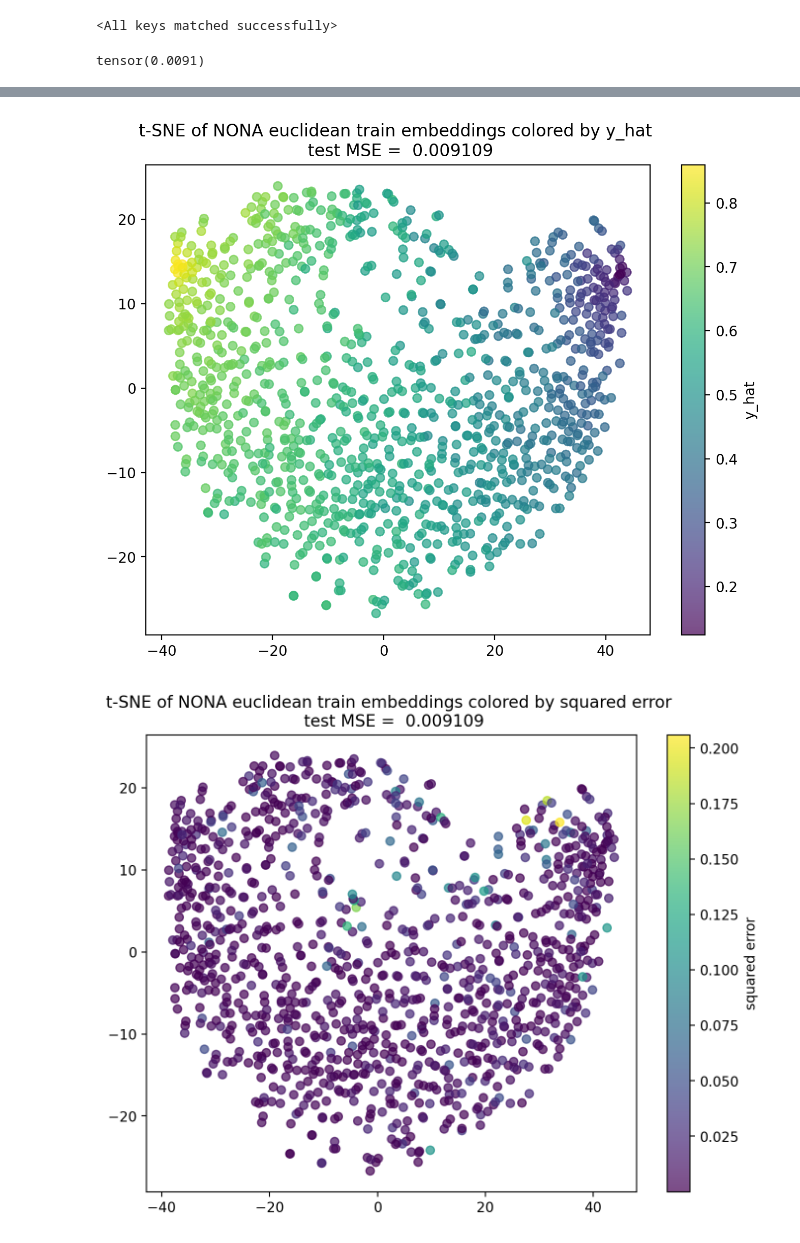
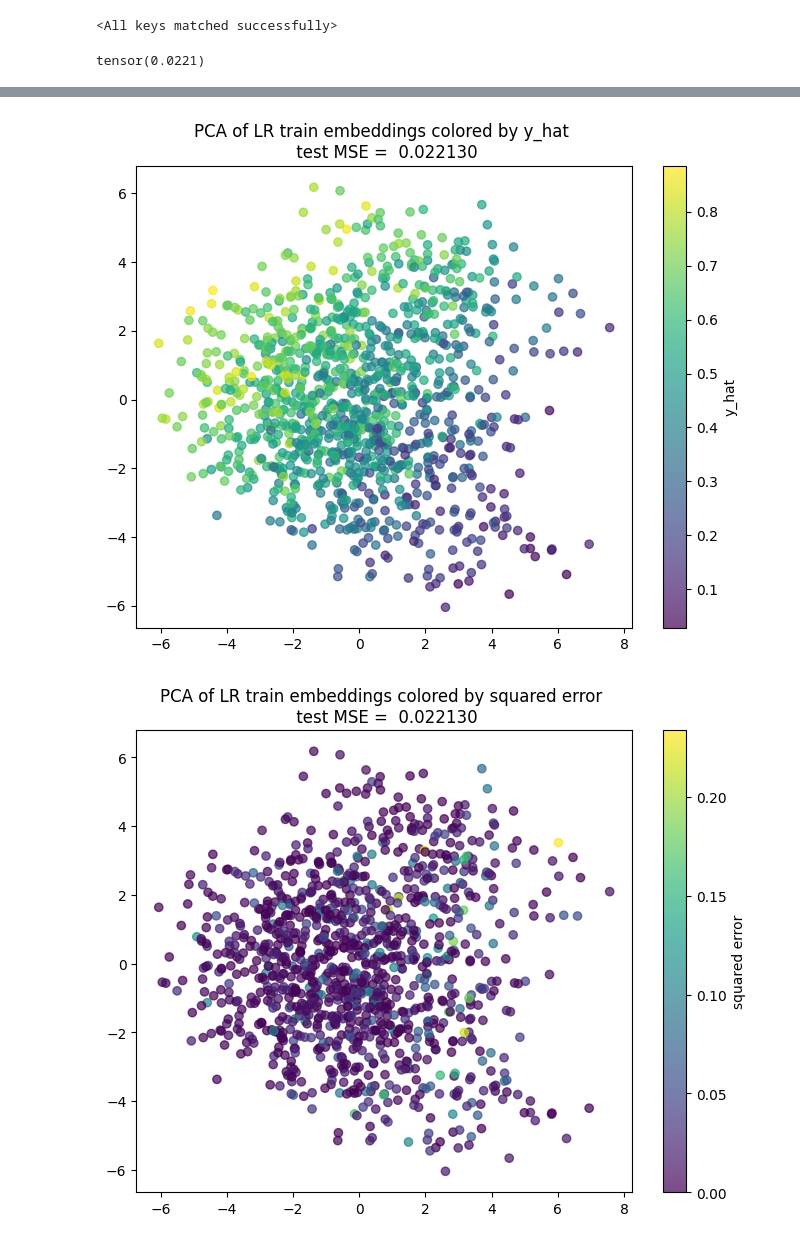
Before and after one commit to aviadsusman/nona, a Jupyter notebook: visualize_embeddings.ipynb, the cells around one changed output, grey strips where cells are left out. Saved outputs shown, nothing was run; the diff lists cells and outputs as text; code cells hidden in the pictures.

Commit message:
visualize emebeddings notebook added

```diff
--- a/visualize_embeddings.ipynb
+++ b/visualize_embeddings.ipynb
@@ -15,14 +16,24 @@ from mpl_toolkits.mplot3d import Axes3D
 # %%
 device = torch.device('cpu')
 res = resnet18(weights='DEFAULT')
+
+model_type = 'nona euclidean'
+pred_sim = model_type.split(" ")
+if len(pred_sim)==2:
+    predictor_head = pred_sim[0]
+    sim = pred_sim[1]
+else:
+    predictor_head= model_type
+    sim = None
+
 model=NONA_FT(feature_extractor=res,
                         hl_sizes=[200,50],
-                        predictor='dense',
-                        similarity='euclidean',
+                        predictor=predictor_head,
+                        similarity=sim,
                         task='regression',
                         dtype=torch.float32)
 # %%
-rsna_sft_weights = torch.load('results/rsna/models/02212246/nona euclidean_1.pth', map_location=device)
+rsna_sft_weights = torch.load(f'results/rsna/models/02212246/{model_type}_1.pth', map_location=device)
 model.load_state_dict(rsna_sft_weights)
 # %% [output]
 <All keys matched successfully>
@@ -50,10 +61,9 @@ with torch.no_grad():
 mse = torch.mean((y_test - y_hat_test)**2)
 mse
 # %% [output]
-tensor(0.0091)
+tensor(0.0221)
 # %%
-tsne_dim = 2
-tsne = TSNE(n_components=tsne_dim, random_state=42)
+proj_dim = 2
 
 embedding_set = 'train'
 if embedding_set == 'train':
@@ -63,29 +73,30 @@ elif embedding_set == 'test':
     embeddings = test_embeddings
     label_dict = {'y_true': y_test, 'y_hat': y_hat_test, 'squared error': (y_hat_test - y_test)**2}
 
-reduced_embeddings = tsne.fit_transform(embeddings)
+proj_type = 'pca'
+if proj_type == 'tsne':
+    proj = TSNE(n_components=proj_dim, random_state=42)
+elif proj_type == 'pca':
+    proj = PCA(n_components=proj_dim, random_state=42)
 
-model_type = 'NONA euclidean'
+reduced_embeddings = proj.fit_transform(embeddings)
+
+model_type = 'LR'
 
 for label_to_vis, y in label_dict.items():
 
-    title = f"t-SNE of {model_type} {embedding_set} embeddings colored by {label_to_vis} \n test MSE = {mse.item() : 4f}"
+    title = f"{proj_type.upper()} of {model_type} {embedding_set} embeddings colored by {label_to_vis} \n test MSE = {mse.item() : 4f}"
 
-    fig = plt.figure(figsize=(8, 6), dpi=200)
-    if tsne_dim == 2:
+    fig = plt.figure(figsize=(8, 6))#, dpi=200)
+    if proj_dim == 2:
         plt.scatter(reduced_embeddings[:, 0], reduced_embeddings[:, 1], c=y, cmap='viridis', alpha=0.7)
         plt.colorbar(label=label_to_vis)
-        # plt.xlabel("TSNE Component 1")
-        # plt.ylabel("TSNE Component 2")
         plt.title(title)
 
-    elif tsne_dim == 3:
+    elif proj_dim == 3:
         ax = fig.add_subplot(111, projection='3d')
         ax.scatter(reduced_embeddings[:, 0], reduced_embeddings[:, 1], reduced_embeddings[:, 2], c=y, cmap='viridis', alpha=0.7)
         fig.colorbar(ax.scatter(reduced_embeddings[:, 0], reduced_embeddings[:, 1], reduced_embeddings[:, 2], c=y, cmap='viridis', alpha=0.7), label=label_to_vis)
-        # ax.set_xlabel("TSNE Component 1")
-        # ax.set_ylabel("TSNE Component 2")
-        # ax.set_zlabel("TSNE Component 3")
         ax.set_title(title)
     plt.show()
 # %% [output]
@@ -93,2 +104,2 @@ for label_to_vis, y in label_dict.items():
-[figure, old version]
+[figure, new version]
-[figure, old version]
+[figure, new version]
```
Also changed, not shown: parts of 2 cells of this notebook, 1 other file.
